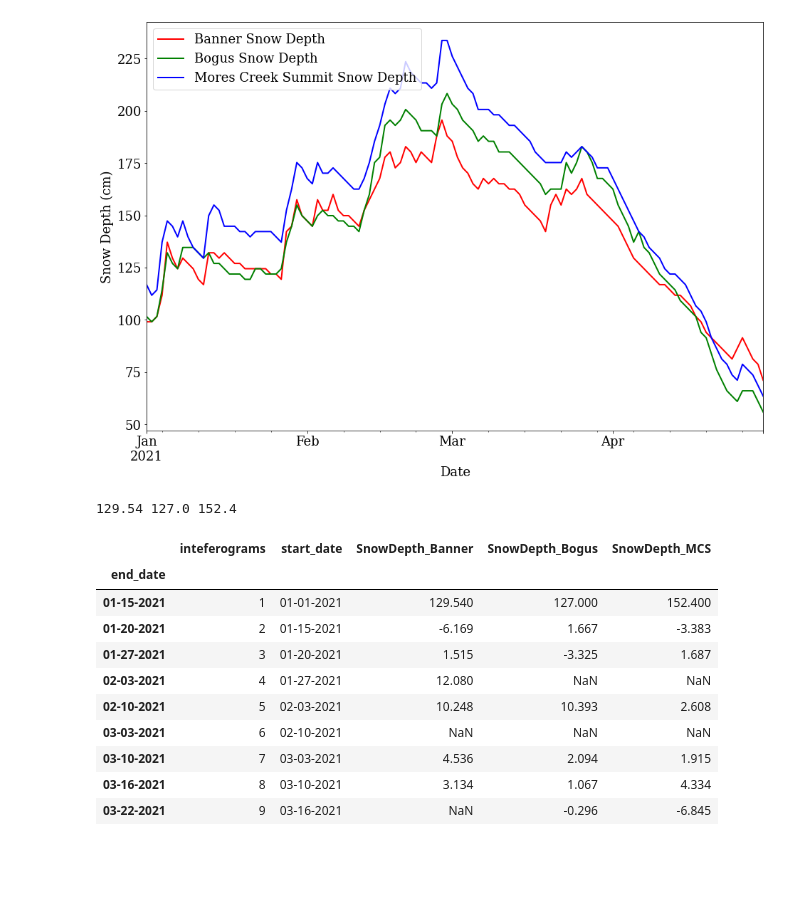
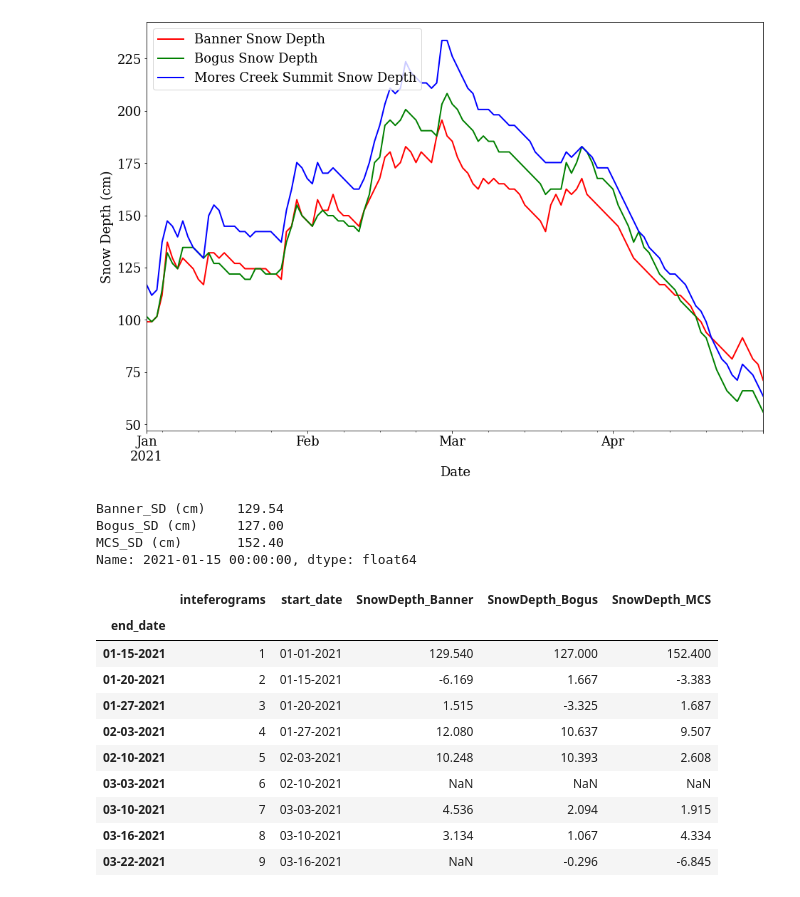
Before and after one commit to Surfix/snow-analytics, a Jupyter notebook: lowman/notebooks/5d_SnotelVsUAVSAR.ipynb, the cells around one changed output. Saved outputs shown, nothing was run; the diff lists cells and outputs as text; code cells hidden in the pictures; blank space fills up the shorter version.

```diff
--- a/lowman/notebooks/5d_SnotelVsUAVSAR.ipynb
+++ b/lowman/notebooks/5d_SnotelVsUAVSAR.ipynb
@@ -135,35 +74,36 @@ MCS_snotel_SD_Base = MCS_snotel_SD.loc['2021-01-15']
-# %%
-#print the base snow depth
-print(Banner_snotel_SD_Base['Banner_SD (cm)'], Bogus_snotel_SD_Base['Bogus_SD (cm)'], MCS_snotel_SD_Base['MCS_SD (cm)'])
-# %% [output]
-129.54 127.0 152.4
+# %%
+#find the snotel data at the beginning of uavsar to use as the base value for the uavsar timeseries
+snotel_data.loc['2021-01-15']
+# %% [output]
+Banner_SD (cm)    129.54
+Bogus_SD (cm)     127.00
+MCS_SD (cm)       152.40
+Name: 2021-01-15 00:00:00, dtype: float64
 # %%
 #Create a dataframe of start and end dates for each interferograms
 
 int_dates = [[1, '01-01-2021', '01-15-2021', 129.54, 127.0, 152.4],
             [2, '01-15-2021', '01-20-2021', -6.169, 1.667, -3.383],
             [3, '01-20-2021', '01-27-2021', 1.515, -3.325, 1.687],
-            [4, '01-27-2021', '02-03-2021', 12.080, np.nan, np.nan],
+            [4, '01-27-2021', '02-03-2021', 12.080, 10.637, 9.507],
             [5, '02-03-2021', '02-10-2021', 10.248, 10.393, 2.608],
             [6, '02-10-2021', '03-03-2021', np.nan, np.nan, np.nan],
             [7, '03-03-2021', '03-10-2021', 4.536,2.094, 1.915],
             [8, '03-10-2021', '03-16-2021', 3.134, 1.067,4.334],
             [9, '03-16-2021', '03-22-2021', np.nan, -0.296, -6.845]]
 
 uavsar_SD_df = pd.DataFrame(int_dates, columns= ['inteferograms', 'start_date', 'end_date', 'SnowDepth_Banner', 'SnowDepth_Bogus', 'SnowDepth_MCS']).set_index('end_date')
 
-#uavsar_SD_df
+uavsar_SD_df
+# %% [output]
+|  | inteferograms | start_date | SnowDepth_Banner | SnowDepth_Bogus | SnowDepth_MCS |
+| end_date |  |  |  |  |  |
+| 01-15-2021 | 1 | 01-01-2021 | 129.540 | 127.000 | 152.400 |
+| 01-20-2021 | 2 | 01-15-2021 | -6.169 | 1.667 | -3.383 |
+| 01-27-2021 | 3 | 01-20-2021 | 1.515 | -3.325 | 1.687 |
+| 02-03-2021 | 4 | 01-27-2021 | 12.080 | 10.637 | 9.507 |
+| 02-10-2021 | 5 | 02-03-2021 | 10.248 | 10.393 | 2.608 |
+| 03-03-2021 | 6 | 02-10-2021 | NaN | NaN | NaN |
+| 03-10-2021 | 7 | 03-03-2021 | 4.536 | 2.094 | 1.915 |
+| 03-16-2021 | 8 | 03-10-2021 | 3.134 | 1.067 | 4.334 |
+| 03-22-2021 | 9 | 03-16-2021 | NaN | -0.296 | -6.845 |
-# %%
-uavsar_SD_df
-# %% [output]
-|  | inteferograms | start_date | SnowDepth_Banner | SnowDepth_Bogus | SnowDepth_MCS |
-| end_date |  |  |  |  |  |
-| 01-15-2021 | 1 | 01-01-2021 | 129.540 | 127.000 | 152.400 |
-| 01-20-2021 | 2 | 01-15-2021 | -6.169 | 1.667 | -3.383 |
-| 01-27-2021 | 3 | 01-20-2021 | 1.515 | -3.325 | 1.687 |
-| 02-03-2021 | 4 | 01-27-2021 | 12.080 | NaN | NaN |
-| 02-10-2021 | 5 | 02-03-2021 | 10.248 | 10.393 | 2.608 |
-| 03-03-2021 | 6 | 02-10-2021 | NaN | NaN | NaN |
-| 03-10-2021 | 7 | 03-03-2021 | 4.536 | 2.094 | 1.915 |
-| 03-16-2021 | 8 | 03-10-2021 | 3.134 | 1.067 | 4.334 |
-| 03-22-2021 | 9 | 03-16-2021 | NaN | -0.296 | -6.845 |
```
Also changed, not shown: parts of 18 cells of this notebook, 5 other files.
